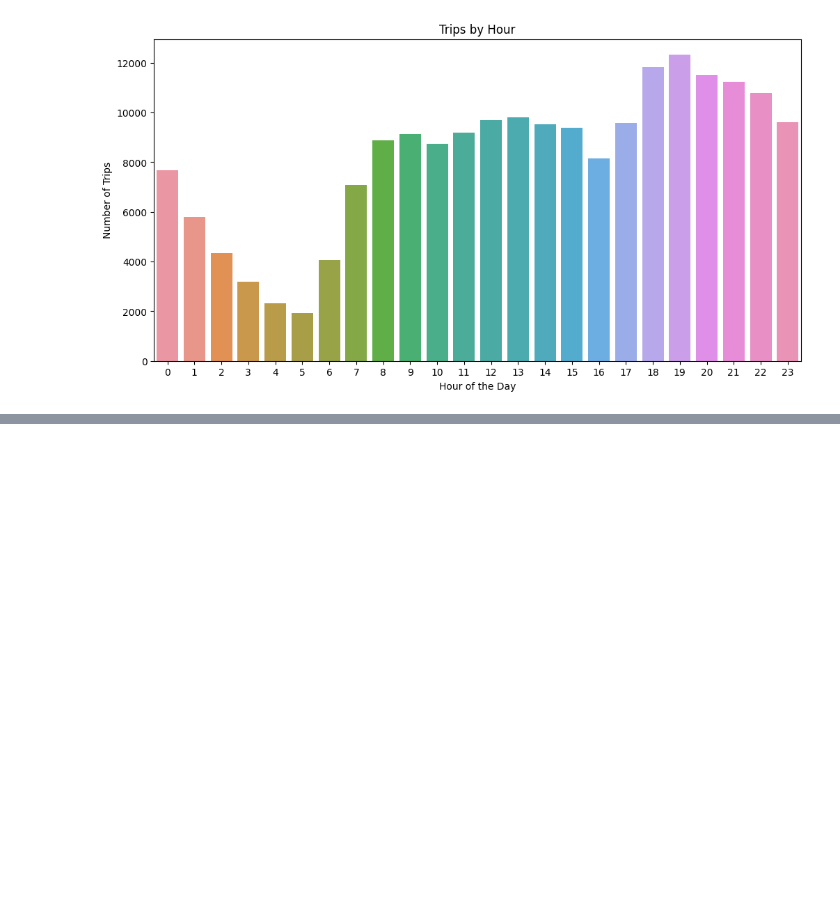
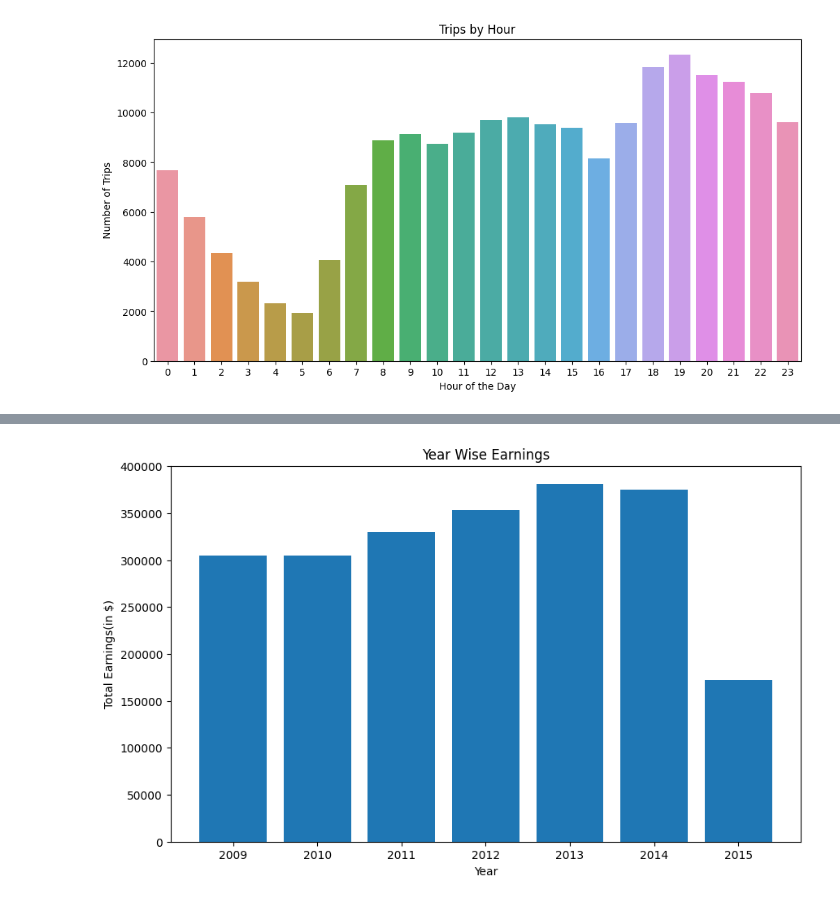
Before and after one commit to Sunil-7176/EDA-Analysis, a Jupyter notebook: uber_eda.ipynb, the cells around one changed output, grey strips where cells are left out. Drawn from its saved outputs; the diff is of its cells as text; code cells hidden in the pictures; blank space fills up the shorter version.

```diff
--- a/uber_eda.ipynb
+++ b/uber_eda.ipynb
@@ -157,3 +157,9 @@ Try using .loc[row_indexer,col_indexer] = value instead
 See the caveats in the documentation: https://pandas.pydata.org/pandas-docs/stable/user_guide/indexing.html#returning-a-view-versus-a-copy
   df_no_outlier['pickup_hour'] = df_no_outlier['pickup_datetime'].dt.hour
 [figure]
+# %%
+#Year wise earning
+df_no_outlier['pickup_datetime'] = pd.to_datetime(df_no_outlier['pickup_datetime'])
+df_no_outlier['pickup_year'] = df_no_outlier['pickup_datetime'].dt.year
+
+yearly_earnings = df_no_outlier.groupby('pickup_year')['fare_amount'].sum()
@@ -159,0 +177,10 @@ See the caveats in the documentation: https://pandas.pydata.org/pandas-docs/stab
+# %%
+# Plot Year Wise Earnings
+plt.figure(figsize=(10, 6))
+plt.bar(yearly_earnings.index, yearly_earnings.values)
+plt.xlabel('Year')
+plt.ylabel('Total Earnings(in $)')
+plt.title('Year Wise Earnings')
+plt.show()
+# %% [output]
+[figure, added]
```
Also changed, not shown: parts of 8 cells of this notebook.
